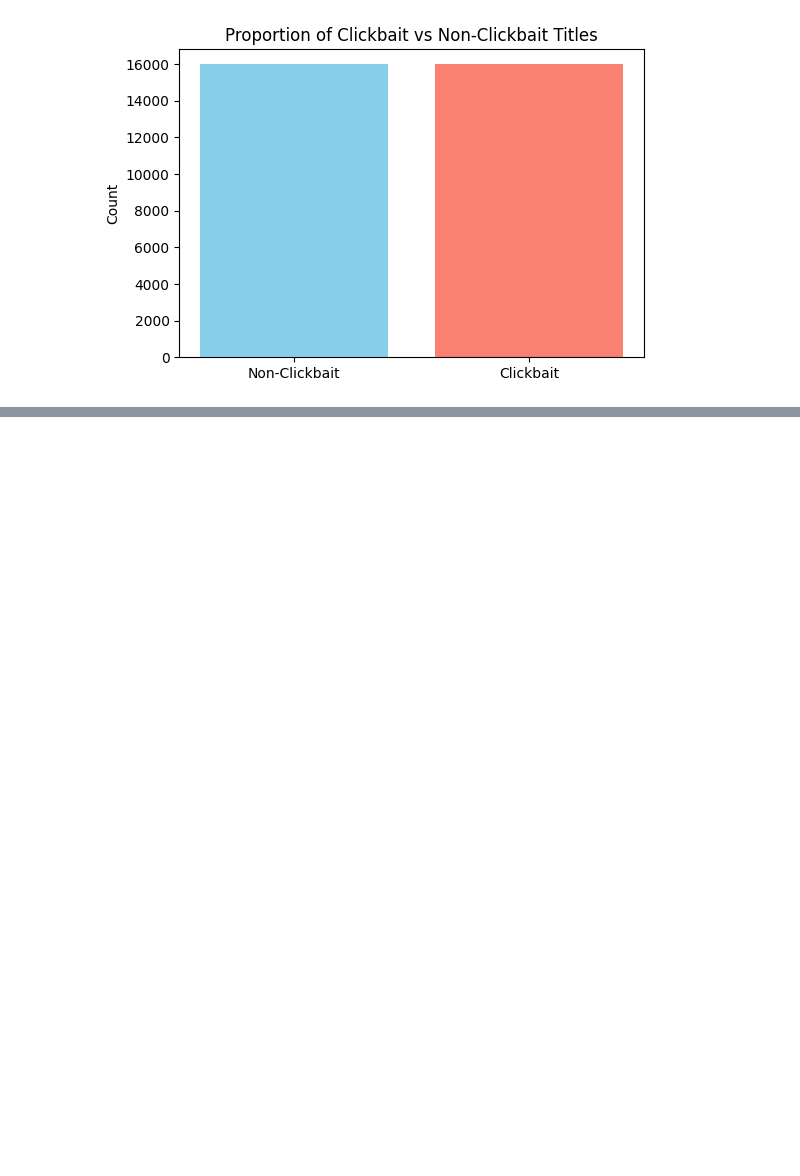
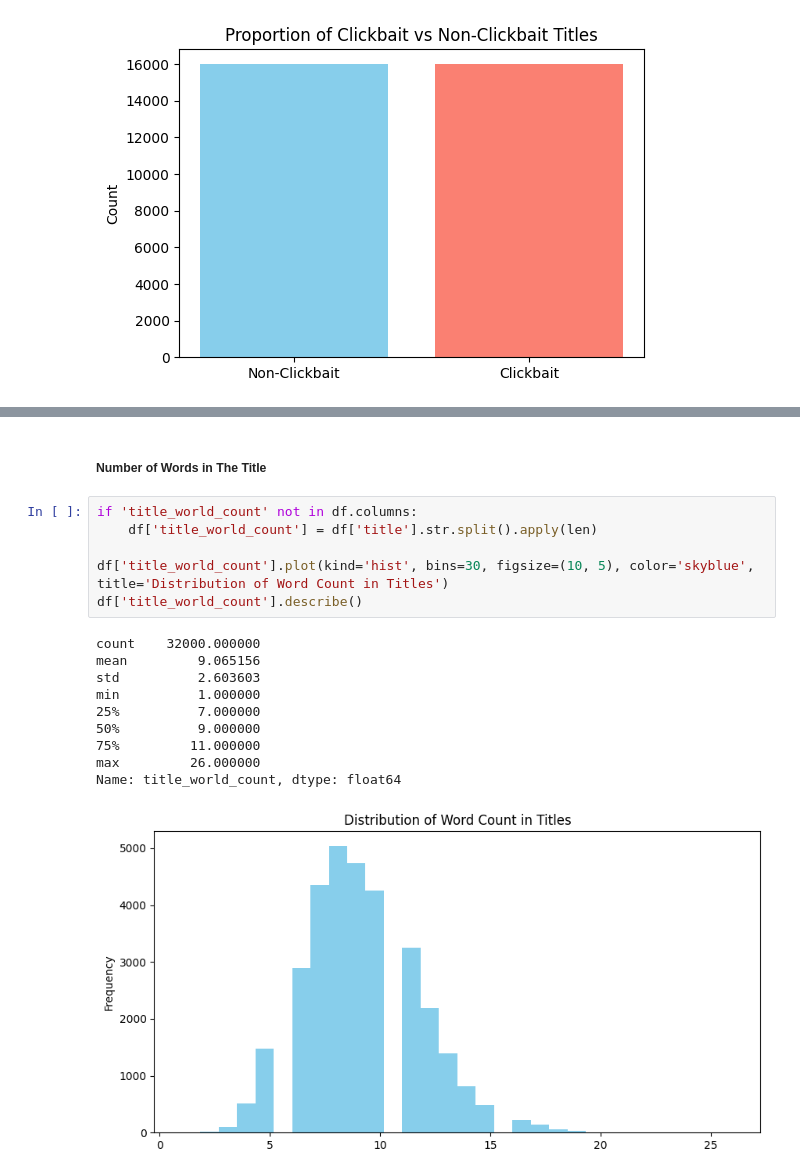
Before and after one commit to abdulwasae734/clickbait-detector, a Jupyter notebook: backend/notebooks/exploration.ipynb, the cells around one changed output, grey strips where cells are left out. Saved outputs shown, nothing was run; the diff lists cells and outputs as text; blank space fills up the shorter version.

```diff
--- a/backend/notebooks/exploration.ipynb
+++ b/backend/notebooks/exploration.ipynb
@@ -147,0 +170,19 @@ plt.show()
+# %% [markdown]
+##### Number of Words in The Title
+# %%
+if 'title_world_count' not in df.columns:
+    df['title_world_count'] = df['title'].str.split().apply(len)
+
+df['title_world_count'].plot(kind='hist', bins=30, figsize=(10, 5), color='skyblue', title='Distribution of Word Count in Titles')
+df['title_world_count'].describe()
+# %% [output]
+count    32000.000000
+mean         9.065156
+std          2.603603
+min          1.000000
+25%          7.000000
+50%          9.000000
+75%         11.000000
+max         26.000000
+Name: title_world_count, dtype: float64
+[figure, added]
```
Also changed, not shown: parts of 29 cells of this notebook.
